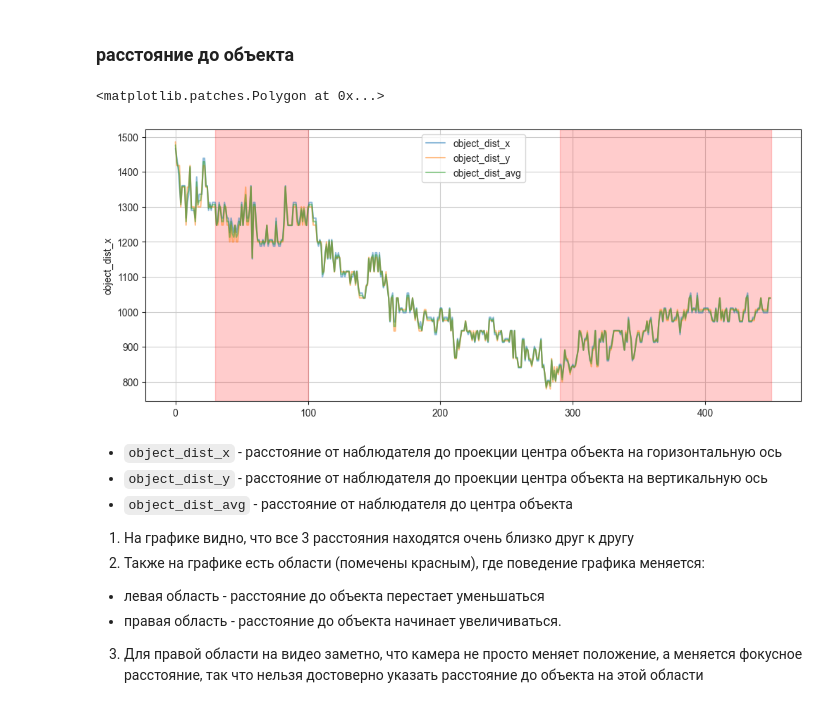
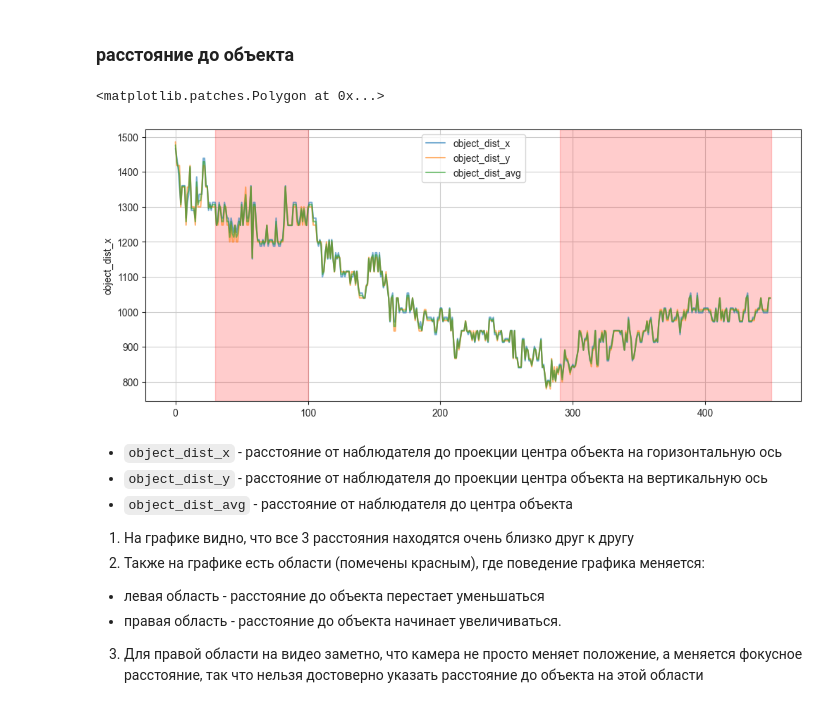
Before and after one commit to alexj-smolin/ds-school-project, a Jupyter notebook: notebooks/EDA.ipynb, the cells around one changed output. Saved outputs shown, nothing was run; the diff lists cells and outputs as text; code cells hidden in the pictures.

```diff
--- a/notebooks/EDA.ipynb
+++ b/notebooks/EDA.ipynb
@@ -85,20 +100,19 @@ sns.lineplot(center_shift_y, alpha=0.5, label="object_shift_y")
 По видео видно, что камера периодически смещается. Резкие изменения на графиках показывают эти моменты
 # %% [markdown]
 ### расстояние до объекта
-# %%
-object_dist_x = load_metric(run_id1, "object_dist_x", fill_missing=None)
-object_dist_y = load_metric(run_id1, "object_dist_y", fill_missing=None)
-object_dist_avg = load_metric(run_id1, "object_dist_avg", fill_missing=None)
-
-plt.figure(figsize=(12, 5))
-sns.lineplot(object_dist_x, alpha=0.5, label="object_dist_x")
-sns.lineplot(object_dist_y, alpha=0.5, label="object_dist_y")
-sns.lineplot(object_dist_avg, alpha=0.5, label="object_dist_avg")
-plt.axvspan(30, 100, alpha=0.2, color='red')
-plt.axvspan(290, 450, alpha=0.2, color='red')
-# %% [output]
-<matplotlib.patches.Polygon at 0x...>
-[figure, removed]
+# %%
+object_dist_x = load_metric(plane_id, "object_dist_x", fill_missing=None)
+object_dist_y = load_metric(plane_id, "object_dist_y", fill_missing=None)
+object_dist_avg = load_metric(plane_id, "object_dist_avg", fill_missing=None)
+
+sns.lineplot(object_dist_x, alpha=0.6, label="object_dist_x")
+sns.lineplot(object_dist_y, alpha=0.6, label="object_dist_y")
+sns.lineplot(object_dist_avg, alpha=0.6, label="object_dist_avg")
+plt.axvspan(30, 100, alpha=0.2, color='red')
+plt.axvspan(290, 450, alpha=0.2, color='red')
+# %% [output]
+<matplotlib.patches.Polygon at 0x...>
+[figure, added]
 # %% [markdown]
 * `object_dist_x` - расстояние от наблюдателя до проекции центра объекта на горизонтальную ось
 * `object_dist_y` - расстояние от наблюдателя до проекции центра объекта на вертикальную ось
```
Also changed, not shown: parts of 53 cells of this notebook, 5 other files.
